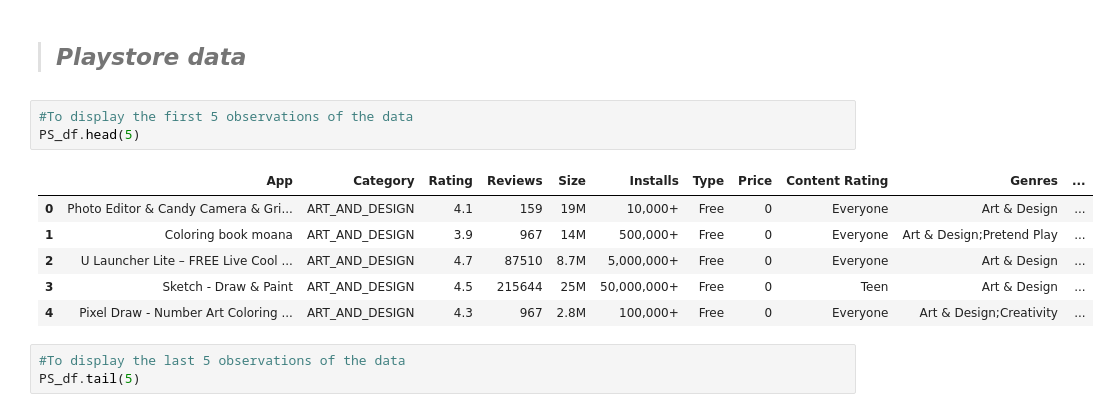
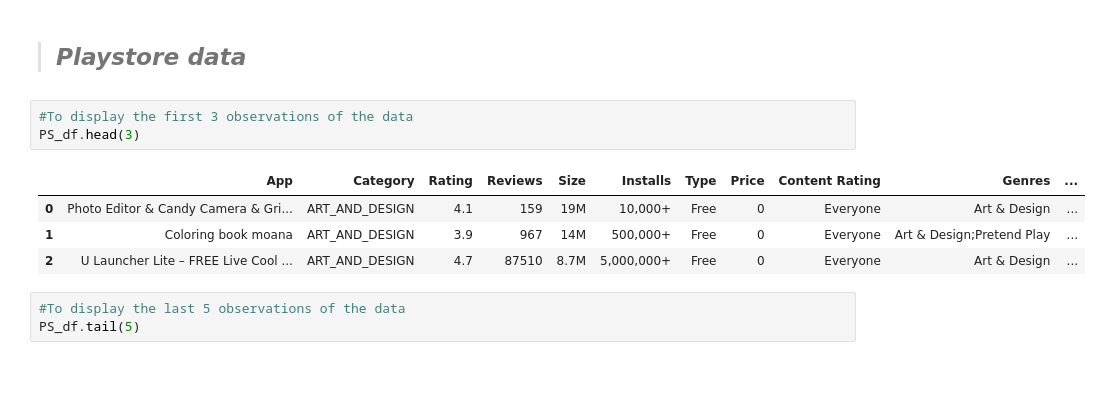
Before and after one commit to RadhikaRM/Playstore-Data-Analysis, a Jupyter notebook: PlayStore_EDA.ipynb, the cells around one changed output. Cells and saved outputs as stored; diff of their text form; blank space fills up the shorter version.

```diff
--- a/PlayStore_EDA.ipynb
+++ b/PlayStore_EDA.ipynb
@@ -66,15 +66,13 @@ An important part of the data analysis process is Data Cleaning.  Only when the
 
 >## ***Playstore data***
 # %%
-#To display the first 5 observations of the data
-PS_df.head(5)
+#To display the first 3 observations of the data
+PS_df.head(3)
 # %% [output]
 |  | App | Category | Rating | Reviews | Size | Installs | Type | Price | Content Rating | Genres | ... |
 | 0 | Photo Editor & Candy Camera & Gri... | ART_AND_DESIGN | 4.1 | 159 | 19M | 10,000+ | Free | 0 | Everyone | Art & Design | ... |
 | 1 | Coloring book moana | ART_AND_DESIGN | 3.9 | 967 | 14M | 500,000+ | Free | 0 | Everyone | Art & Design;Pretend Play | ... |
 | 2 | U Launcher Lite – FREE Live Cool ... | ART_AND_DESIGN | 4.7 | 87510 | 8.7M | 5,000,000+ | Free | 0 | Everyone | Art & Design | ... |
-| 3 | Sketch - Draw & Paint | ART_AND_DESIGN | 4.5 | 215644 | 25M | 50,000,000+ | Free | 0 | Teen | Art & Design | ... |
-| 4 | Pixel Draw - Number Art Coloring ... | ART_AND_DESIGN | 4.3 | 967 | 2.8M | 100,000+ | Free | 0 | Everyone | Art & Design;Creativity | ... |
 # %%
 #To display the last 5 observations of the data
 PS_df.tail(5)
```
Also changed, not shown: parts of 20 cells of this notebook.
